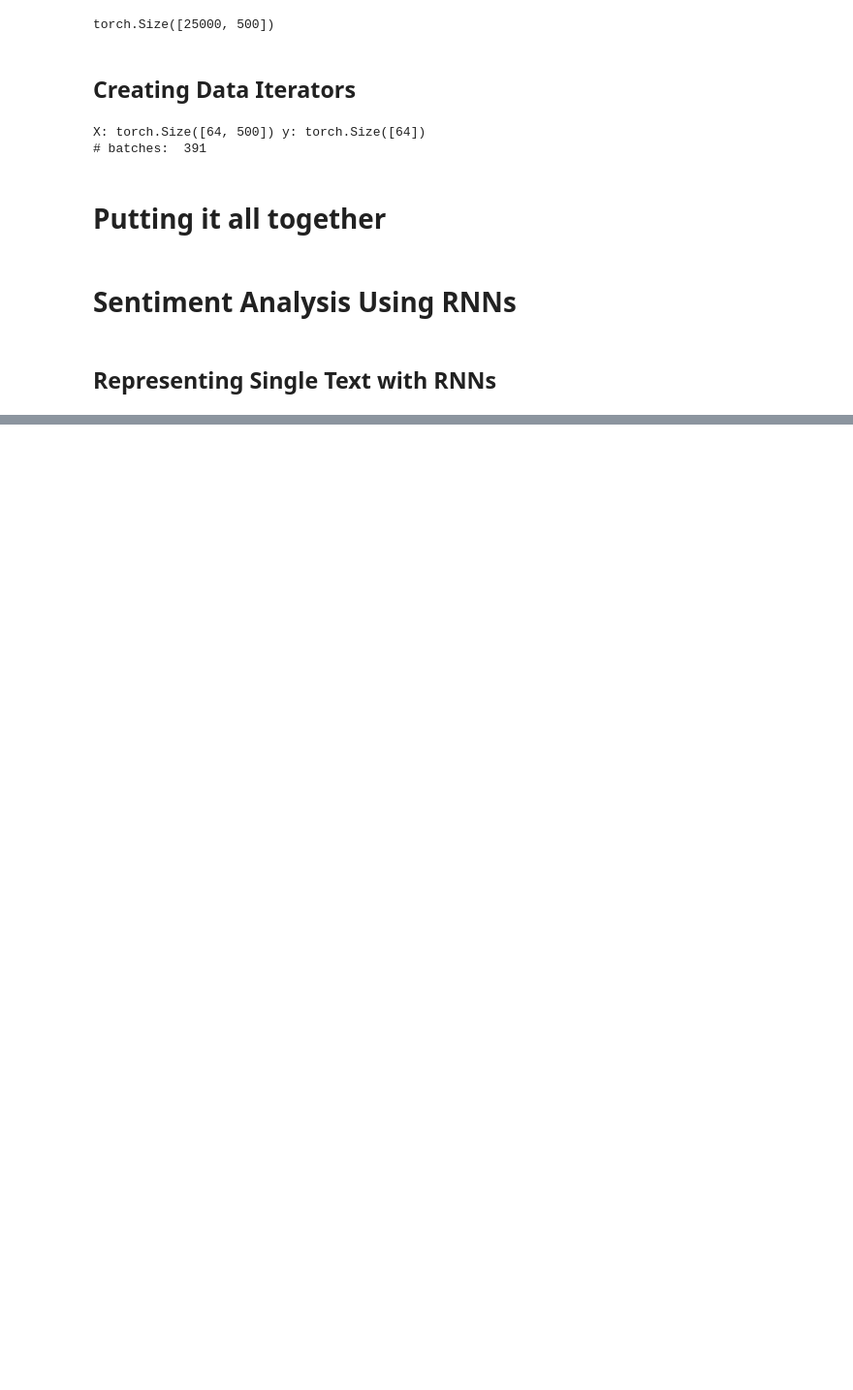
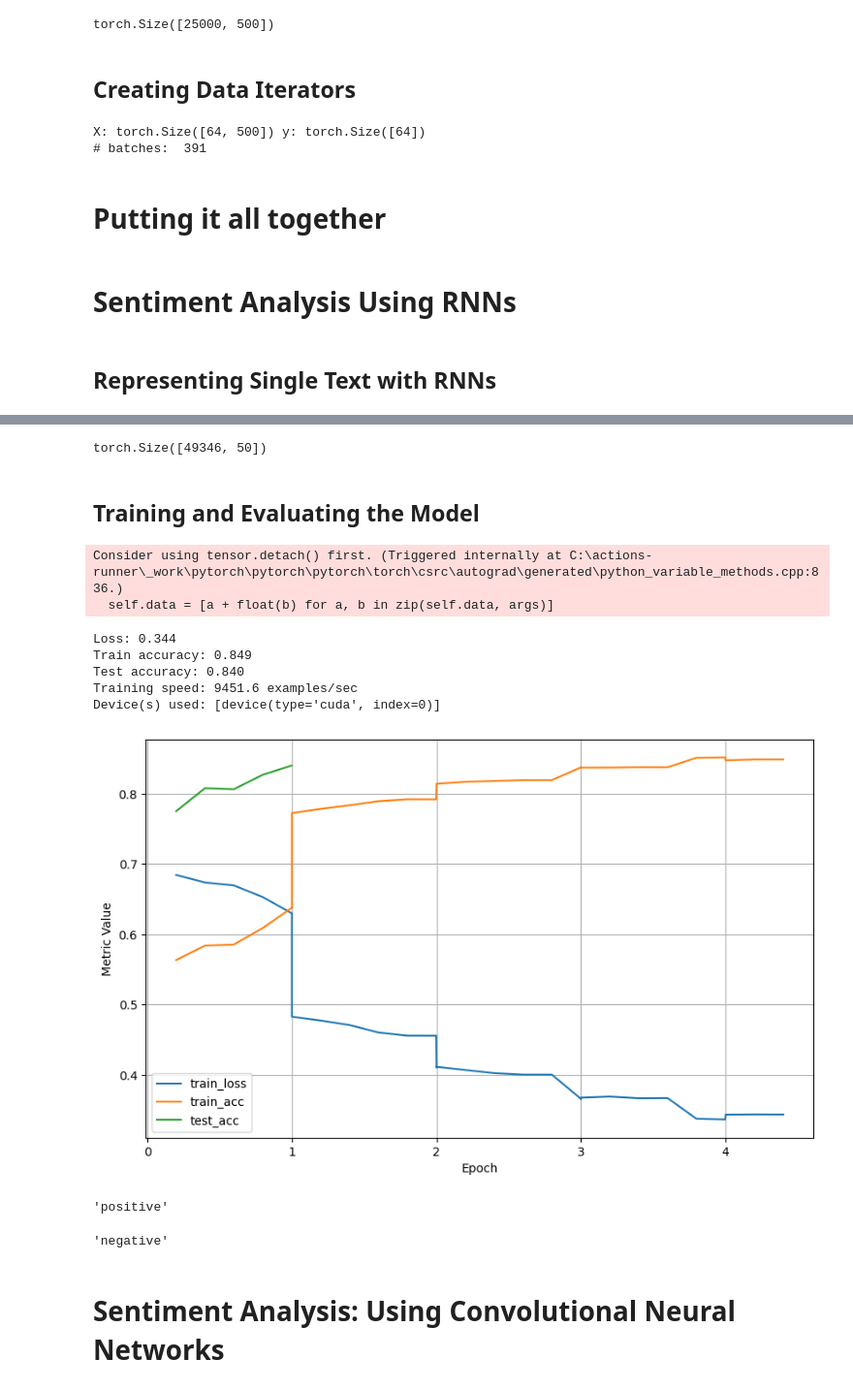
Before and after one commit to ishaanpaul98/Deep-Learning, a Jupyter notebook: Natural Language Processing/Applications/nlp_apps.ipynb, the cells around one changed output, grey strips where cells are left out. Shown at 97% size. Drawn from its saved outputs; the diff is of its cells as text; code cells hidden in the pictures; blank space fills up the shorter version.

Commit message:
Added convolutional model and SNLI dataset preprocessing

```diff
--- a/Natural Language Processing/Applications/nlp_apps.ipynb
+++ b/Natural Language Processing/Applications/nlp_apps.ipynb
@@ -157,3 +157,31 @@ train_iter, test_iter, vocab = load_data_imdb(64, 500)
 # Sentiment Analysis Using RNNs
 # %% [markdown]
 ## Representing Single Text with RNNs
+# %%
+class BiRNN(nn.Module):
+    def __init__(self, num_hidden, vocab_size, embed_size, num_layers, **kwargs):
+        super(BiRNN, self).__init__(**kwargs)
+        self.embedding = nn.Embedding(vocab_size, embed_size)
+        self.encoder = nn.LSTM(embed_size, num_hidden, num_layers=num_layers, bidirectional=True)
+        self.decoder = nn.Linear(4 * num_hidden, 2)
+
+    def forward(self, inputs):
+        embeddings = self.embedding(inputs.T)
+        self.encoder.flatten_parameters()
+        outputs, _ = self.encoder(embeddings)
+        encoding = torch.cat((outputs[0], outputs[-1]), dim=1)
+        outs = self.decoder(encoding)
+        return outs
+# %%
+num_hidden, embed_size, num_layers = 50, 50, 2
+net = BiRNN(num_hidden, len(vocab), embed_size, num_layers)
+
+def init_weights(module):
+    if type(module) == nn.Linear:
+        nn.init.xavier_uniform_(module.weight)
+    if type(module) == nn.LSTM:
+        for param in module._flat_weights_names:
+            if "weight" in param:
+                nn.init.xavier_uniform_(module._parameters[param])
+
+net.apply(init_weights)
@@ -159,0 +225,10 @@ train_iter, test_iter, vocab = load_data_imdb(64, 500)
+# %%
+embeds = glove_embedding[vocab.idx_to_token]
+embeds.shape
+# %% [output]
+torch.Size([49346, 50])
+# %%
+net.embedding.weight.data.copy_(embeds)
+net.embedding.weight.requires_grad = False
+# %% [markdown]
+## Training and Evaluating the Model
@@ -159,0 +383,14 @@ train_iter, test_iter, vocab = load_data_imdb(64, 500)
+# %%
+lr, num_epochs, devices = 0.01, 5, [torch.device(f'cuda:{i}') for i in range(torch.cuda.device_count())]
+trainer = torch.optim.Adam(net.parameters(), lr=lr)
+loss = nn.CrossEntropyLoss(reduction="none")
+train_ch13(net, train_iter, test_iter, loss, trainer, num_epochs, devices)
+# %% [output]
+Consider using tensor.detach() first. (Triggered internally at C:\actions-runner\_work\pytorch\pytorch\pytorch\torch\csrc\autograd\generated\python_variable_methods.cpp:836.)
+  self.data = [a + float(b) for a, b in zip(self.data, args)]
+Loss: 0.344
+Train accuracy: 0.849
+Test accuracy: 0.840
+Training speed: 9451.6 examples/sec
+Device(s) used: [device(type='cuda', index=0)]
+[figure, added]
@@ -159,0 +403,10 @@ train_iter, test_iter, vocab = load_data_imdb(64, 500)
+# %%
+predict_sentiment(net, vocab, 'this movie is so great', devices=devices)
+# %% [output]
+'positive'
+# %%
+predict_sentiment(net, vocab, 'this movie is so bad', devices=devices)
+# %% [output]
+'negative'
+# %% [markdown]
+# Sentiment Analysis: Using Convolutional Neural Networks
```
Also changed, not shown: parts of 34 cells of this notebook, 2 other files.
